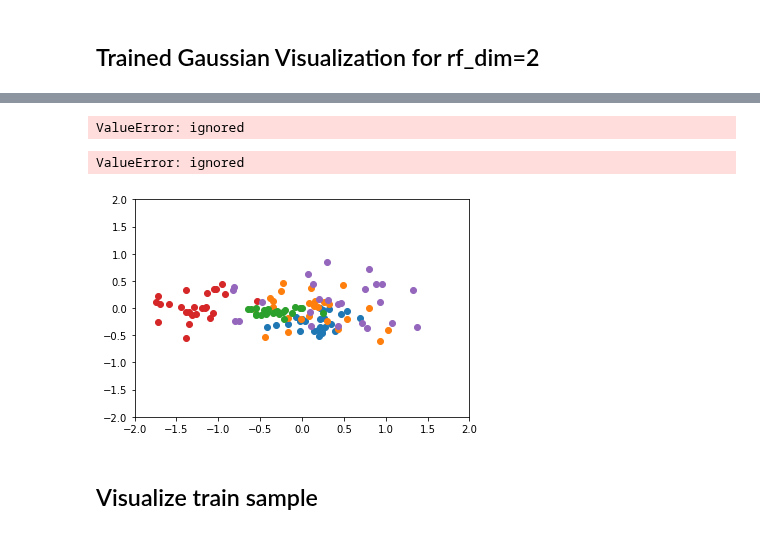
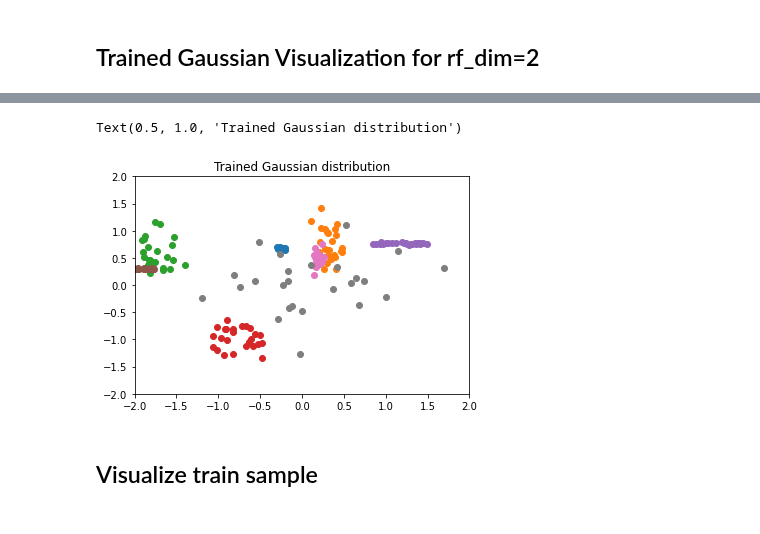
Before and after one commit to Pengchengzhi/Face-Alignment-DRF, a Jupyter notebook: main.ipynb, the cells around one changed output, grey strips where cells are left out. Cells and saved outputs as stored; diff of their text form; code cells hidden in the pictures.

```diff
--- a/main.ipynb
+++ b/main.ipynb
@@ -546,27 +579,17 @@ Text(0.5, 1.0, 'Train samples and trained centers')
 # %%
-i = 5
-m = torch.distributions.multivariate_normal.MultivariateNormal(states['mu'][i,:].cpu(),states['sigma'][i,:,:].cpu())
-x = m.sample((25,))[:,0].cpu()
-y = m.sample((25,))[:,1].cpu()
-plt.xlim(-2,2)
-plt.ylim(-2,2)
-plt.scatter(x,y)
+for i in range(rf_num):
+
+  m = torch.distributions.multivariate_normal.MultivariateNormal(states2['mu'][i,:].cpu(),states2['sigma'][i,:,:].cpu())
+  x = m.sample((25,))[:,0].cpu()
+  y = m.sample((25,))[:,1].cpu()
+  plt.xlim(-2,2)
+  plt.ylim(-2,2)
+  plt.scatter(x,y)
+
+plt.title('Trained Gaussian distribution')
 # %% [output]
-ValueError: ignored
+Text(0.5, 1.0, 'Trained Gaussian distribution')
+[figure, added]
-# %%
-for i in range(rf_num):
-
-  m = torch.distributions.multivariate_normal.MultivariateNormal(states['mu'][i,:].cpu(),states['sigma'][i,:,:].cpu())
-  x = m.sample((25,))[:,0].cpu()
-  y = m.sample((25,))[:,1].cpu()
-  plt.xlim(-2,2)
-  plt.ylim(-2,2)
-  plt.scatter(x,y)
-
-plt.title('Trained Gaussian distribution')
-# %% [output]
-ValueError: ignored
-[figure, removed]
 # %% [markdown]
 ## Visualize train sample
 # %%
```
Also changed, not shown: parts of 10 cells of this notebook.
